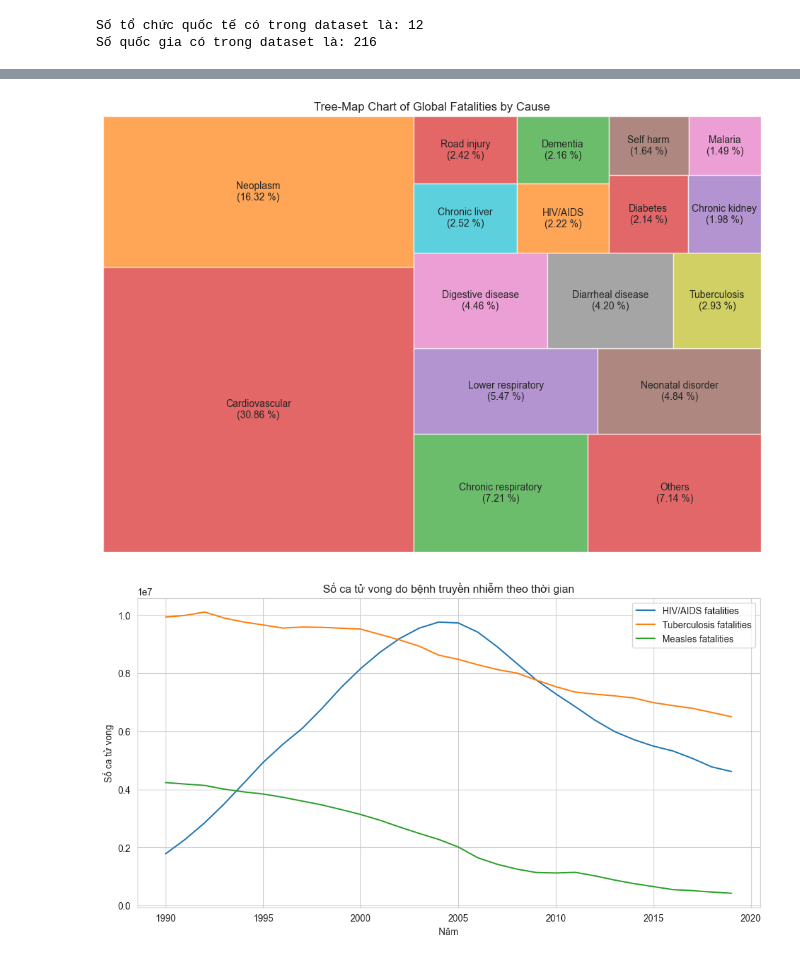
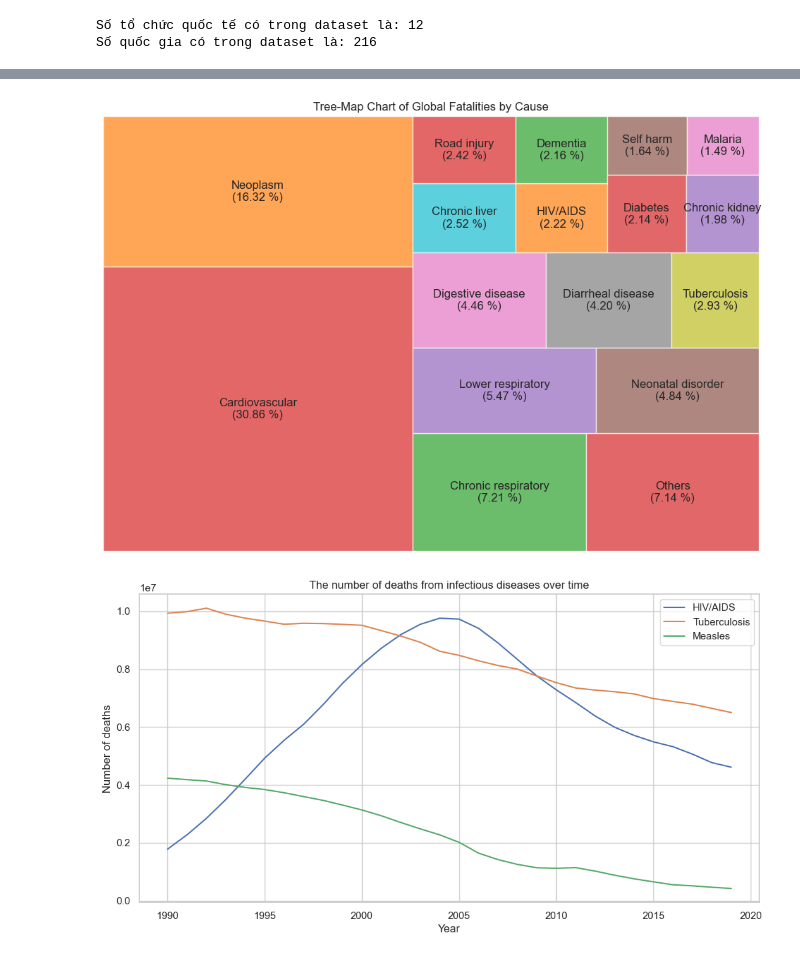
Before and after one commit to hoangvu1806/Analyze-annual-death-data, a Jupyter notebook: analysis.ipynb, the cells around one changed output, grey strips where cells are left out. Drawn from its saved outputs; the diff is of its cells as text; code cells hidden in the pictures.

```diff
--- a/analysis.ipynb
+++ b/analysis.ipynb
@@ -8,0 +31,4 @@ df = pd.read_csv(file_path)
+# %%
+df.columns = df.columns.str.replace(' fatalities', '')
+df_numeric = df.drop(['Year'], axis=1).select_dtypes(include=[np.number])
+print(df.describe())
@@ -8,0 +53,16 @@ df = pd.read_csv(file_path)
+# %%
+# Set up the style for Seaborn
+sns.set(style="whitegrid")
+
+# Transpose the describe() result for easier plotting
+describe_df = df.describe().T
+
+# Plotting
+plt.figure(figsize=(10, 6))
+sns.barplot(x=describe_df.index, y='mean', data=describe_df, color='Brown')
+plt.title('Mean Across Columns')
+plt.xlabel('Column Names')
+plt.ylabel('Mean')
+plt.xticks(rotation=45, ha='right')
+plt.tight_layout()
+plt.show()
@@ -297,7 +391,5 @@ The `ci` parameter is deprecated. Use `errorbar=None` for the same effect.
 # %%
 import squarify
-import matplotlib.pyplot as plt
-
 # Define a custom color palette
 colors = ['#d92626', '#ff7f0e', '#2ca02c', '#d62728', '#9467bd', '#8c564b', '#e377c2', '#7f7f7f', '#bcbd22', '#17becf']
 
@@ -316,36 +408,37 @@ modified_deaths_by_cause = filtered_percentages.to_dict()
 modified_deaths_by_cause['Others'] = others_percentage
 
 # Sort the modified dictionary by values in descending order
-sorted_modified_deaths_by_cause = dict(sorted(modified_deaths_by_cause.items(), key=lambda item: item[1], reverse=True))
+sorted_modified_deaths_by_cause = dict(sorted(modified_deaths_by_cause.items(),
+                                              key=lambda item: item[1], reverse=True))
 
 # Modify labels to include "Others"
-labels = [f"{str(cause).replace(' fatalities','')}\n({percent:.2f} %)" if cause != 'Others' else f"Others\n({percent:.2f} %)" for cause, percent in sorted_modified_deaths_by_cause.items()]
+labels = [f"{str(cause).replace(' fatalities','')}\n({percent:.2f} %)"
+          if cause != 'Others' else f"Others\n({percent:.2f} %)" for cause, percent in sorted_modified_deaths_by_cause.items()]
 
-# Vẽ Tree-Map chart với số phần trăm trên từng hình chữ nhật
+# Draw Tree-Map Chart with percentage on each rectangle
 plt.figure(figsize=(12, 8))
 squarify.plot(sizes=sorted_modified_deaths_by_cause.values(), label=labels, alpha=0.7, color=colors)
 plt.title('Tree-Map Chart of Global Fatalities by Cause')
-plt.axis('off')  # Ẩn các trục
+plt.axis('off')
 plt.show()
 # %% [output]
-[figure, old version]
+[figure, new version]
 # %%
-# Chọn các cột liên quan đến bệnh truyền nhiễm
-infectious_diseases = ['HIV/AIDS fatalities', 'Tuberculosis fatalities', 'Measles fatalities']
+# Select columns related to infectious diseases
+infectious_diseases = ['HIV/AIDS', 'Tuberculosis', 'Measles']
 
-# Tính tổng số ca tử vong do từng loại bệnh truyền nhiễm theo năm
+# Calculate the total number of deaths due to each type of infectious disease
 df_infectious = df.groupby('Year')[infectious_diseases].sum()
 
-# Vẽ biểu đồ
 plt.figure(figsize=(12, 6))
 for disease in infectious_diseases:
     plt.plot(df_infectious.index, df_infectious[disease], label=disease)
 
-plt.xlabel('Năm')
-plt.ylabel('Số ca tử vong')
-plt.title('Số ca tử vong do bệnh truyền nhiễm theo thời gian')
+plt.xlabel('Year')
+plt.ylabel('Number of deaths')
+plt.title('The number of deaths from infectious diseases over time')
 plt.legend()
 plt.grid(True)
 plt.show()
 # %% [output]
-[figure, old version]
+[figure, new version]
```
Also changed, not shown: parts of 24 cells of this notebook.
